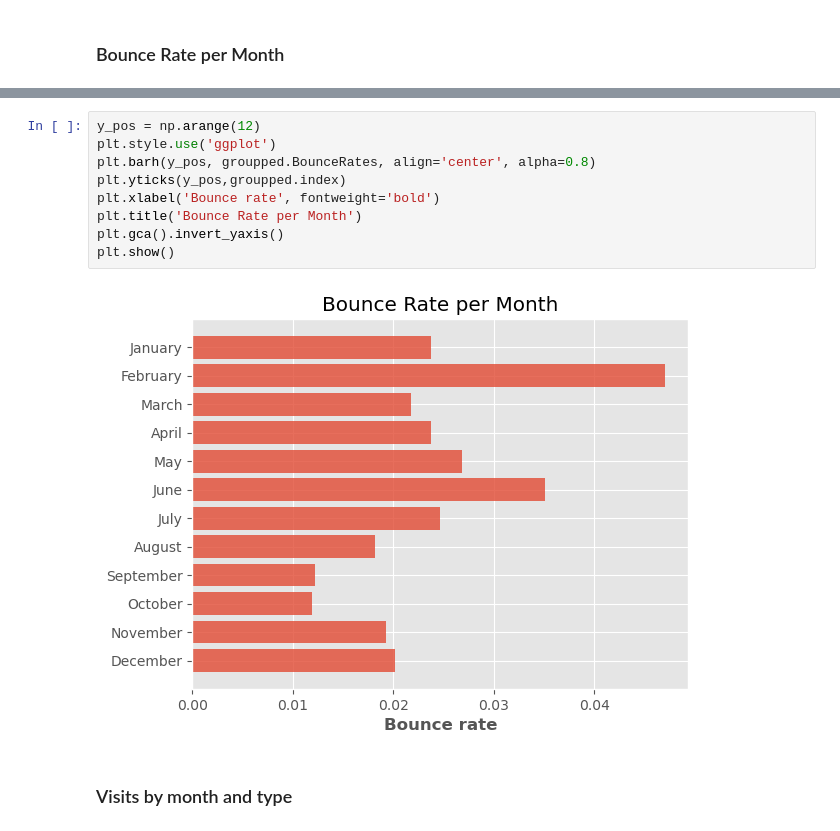
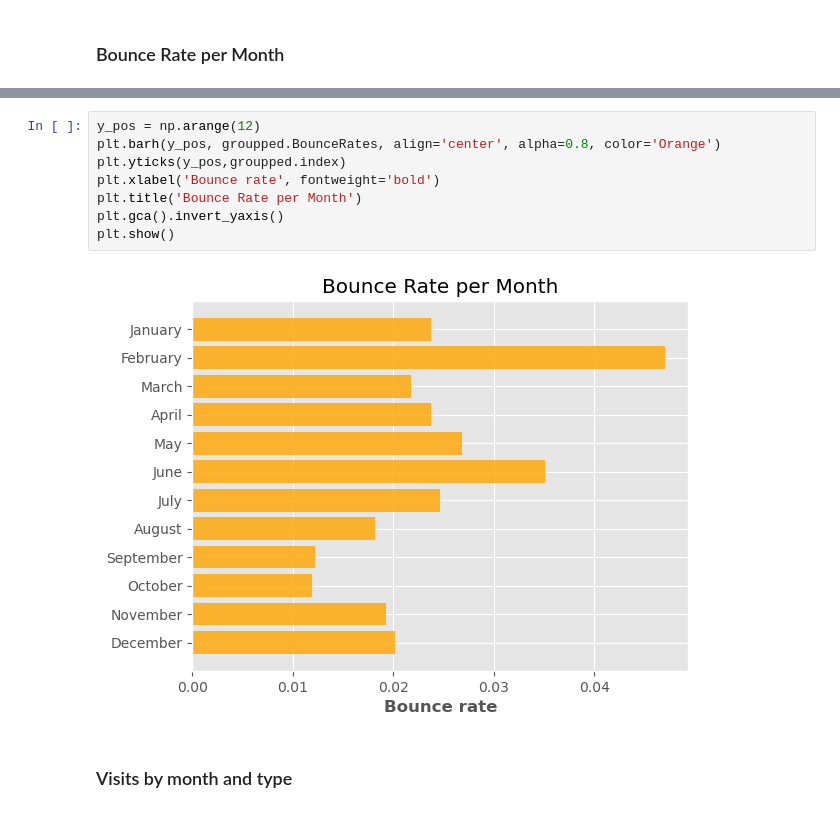
Before and after one commit to isaac-co/online-shopper-intention, a Jupyter notebook: shopper-intention.ipynb, the cells around one changed output, grey strips where cells are left out. Cells and saved outputs as stored; diff of their text form.

```diff
--- a/shopper-intention.ipynb
+++ b/shopper-intention.ipynb
@@ -136,14 +149,13 @@ groupped
 # %%
 y_pos = np.arange(12)
-plt.style.use('ggplot')
-plt.barh(y_pos, groupped.BounceRates, align='center', alpha=0.8)
+plt.barh(y_pos, groupped.BounceRates, align='center', alpha=0.8, color='Orange')
 plt.yticks(y_pos,groupped.index)
 plt.xlabel('Bounce rate', fontweight='bold')
 plt.title('Bounce Rate per Month')
 plt.gca().invert_yaxis()
 plt.show()
 # %% [output]
-[figure, old version]
+[figure, new version]
 # %% [markdown]
 ### Visits by month and type
 # %%
```
Also changed, not shown: parts of 29 cells of this notebook.
